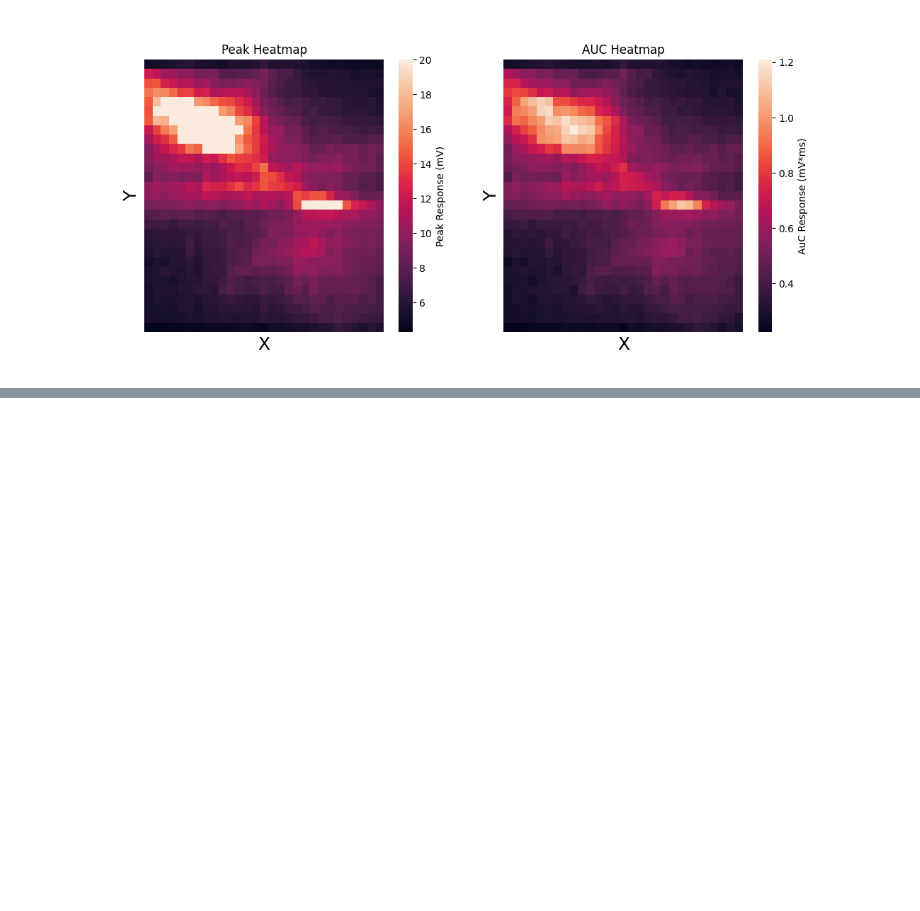
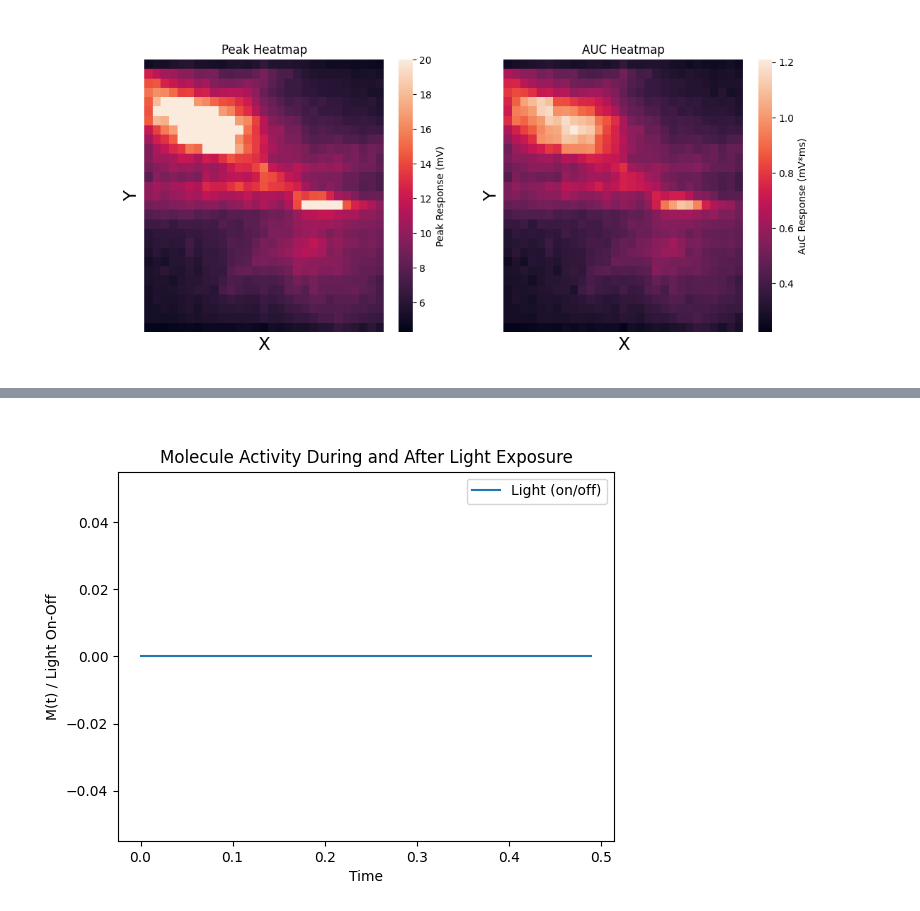
Before and after one commit to BhallaLab/Asymmetries-Analysis-Scripts, a Jupyter notebook: grid_response.ipynb, the cells around one changed output, grey strips where cells are left out. Cells and saved outputs as stored; diff of their text form; code cells hidden in the pictures; blank space fills up the shorter version.

```diff
--- a/grid_response.ipynb
+++ b/grid_response.ipynb
@@ -883,0 +1032,39 @@ dict_keys(['__header__', '__version__', '__globals__', 'AnalysedFile', 'Analysed
+# %%
+plt.figure()
+
+# Parameters
+alpha   = 20  # bleaching rate when light is on
+beta    = 50  # recovery rate when light is off
+M_init  = 10  # initial amount of active molecule
+dt      = 0.01  # time step
+t_final = 0.5  # total time for simulation, ms
+
+# Define the light waveform as a function of time
+# Let's assume light is on between t=20 and t=40
+time = np.arange(0, t_final, dt)
+# make a sinusoidal waveform
+freq = 20 # Hz
+light = np.sin(2*np.pi*freq*(time))
+light = np.where(light>0, 1, 0)
+light[0:50] = 0
+light[300:] = 0
+
+# Initialize molecule amount array
+M = np.zeros(len(time))
+M[0] = M_init  # Initial condition
+
+# Euler's method loop
+for n in range(1, len(time)):
+    dM_dt = -alpha * light[n] * M[n-1] + beta * (M_init - M[n-1])
+    M[n] = M[n-1] + dt * dM_dt
+
+# Plot the results
+# plt.plot(time, M, label='Active Molecule')
+plt.plot(time, light, label='Light (on/off)', linestyle='-')
+plt.xlabel('Time')
+plt.ylabel('M(t) / Light On-Off')
+plt.legend()
+plt.title('Molecule Activity During and After Light Exposure')
+plt.show()
+# %% [output]
+[figure, added]
```
Also changed, not shown: parts of 15 cells of this notebook, 3 other files.
